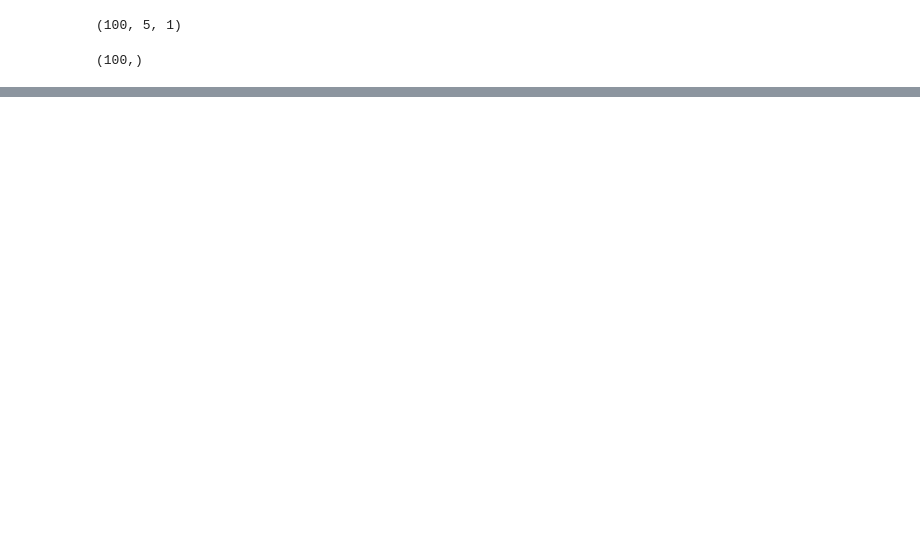
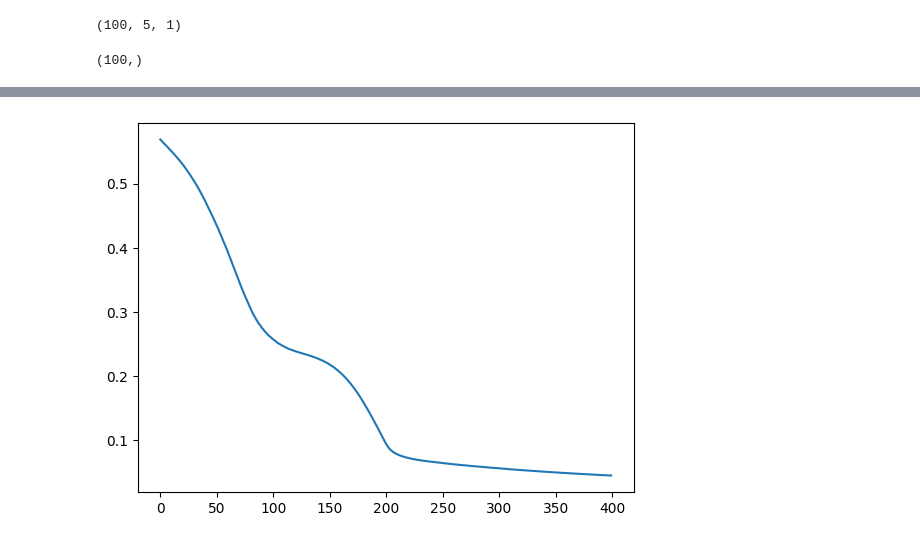
Before and after one commit to rizanafaizalk/RNN, a Jupyter notebook: NextDigit.ipynb, the cells around one changed output, grey strips where cells are left out. Cells and saved outputs as stored; diff of their text form; code cells hidden in the pictures; blank space fills up the shorter version.

```diff
--- a/NextDigit.ipynb
+++ b/NextDigit.ipynb
@@ -80,0 +86,5 @@ plt.show()
+# %%
+plt.plot(history.history['loss'])
+plt.show()
+# %% [output]
+[figure, added]
```
Also changed, not shown: parts of 7 cells of this notebook.
